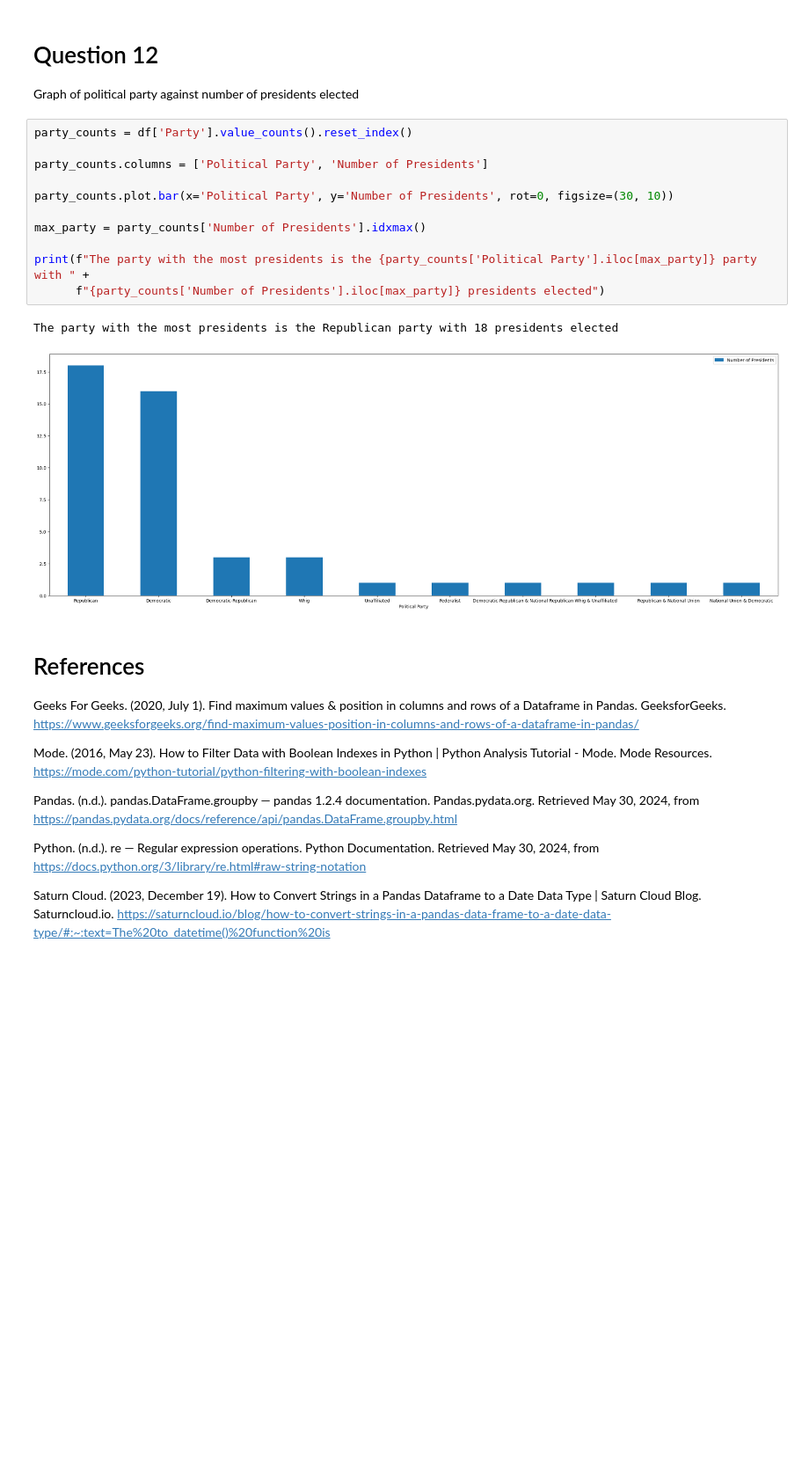
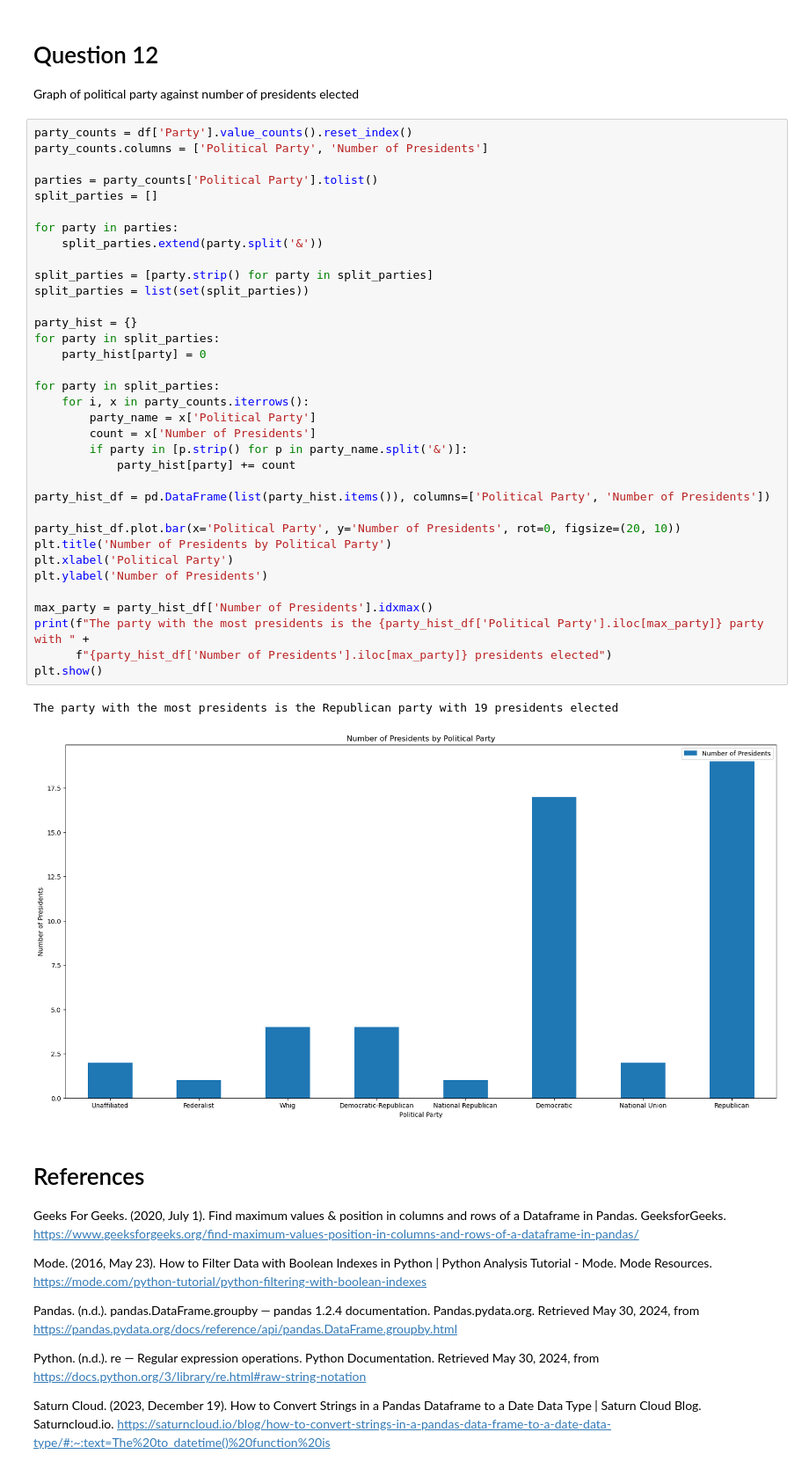
Before and after one commit to kelvin-ahiakpor/Intro-to-AI-, a Jupyter notebook: assignment 1 data prep & analysis - kelvin.ahiakpor.ipynb, the cells around one changed output. Shown: that part at 88% size. Saved outputs shown, nothing was run; the diff lists cells and outputs as text; blank space fills up the shorter version.

```diff
--- a/assignment 1 data prep & analysis - kelvin.ahiakpor.ipynb
+++ b/assignment 1 data prep & analysis - kelvin.ahiakpor.ipynb
@@ -464,20 +464,44 @@ Jimmy Carter is the president who has lived longest after leaving office, he lef
 # %% [markdown]
 # Question 12
 Graph of political party against number of presidents elected
-# %%
-party_counts = df['Party'].value_counts().reset_index()
-
-party_counts.columns = ['Political Party', 'Number of Presidents']
-
-party_counts.plot.bar(x='Political Party', y='Number of Presidents', rot=0, figsize=(30, 10))
-
-max_party = party_counts['Number of Presidents'].idxmax()
-
-print(f"The party with the most presidents is the {party_counts['Political Party'].iloc[max_party]} party with " +
-      f"{party_counts['Number of Presidents'].iloc[max_party]} presidents elected")
-# %% [output]
-The party with the most presidents is the Republican party with 18 presidents elected
-[figure, removed]
+# %%
+party_counts = df['Party'].value_counts().reset_index()
+party_counts.columns = ['Political Party', 'Number of Presidents']
+
+parties = party_counts['Political Party'].tolist()
+split_parties = []
+
+for party in parties:
+    split_parties.extend(party.split('&'))
+
+split_parties = [party.strip() for party in split_parties]
+split_parties = list(set(split_parties))
+
+party_hist = {}
+for party in split_parties:
+    party_hist[party] = 0
+
+for party in split_parties:
+    for i, x in party_counts.iterrows():
+        party_name = x['Political Party']
+        count = x['Number of Presidents']
+        if party in [p.strip() for p in party_name.split('&')]:
+            party_hist[party] += count
+
+party_hist_df = pd.DataFrame(list(party_hist.items()), columns=['Political Party', 'Number of Presidents'])
+
+party_hist_df.plot.bar(x='Political Party', y='Number of Presidents', rot=0, figsize=(20, 10))
+plt.title('Number of Presidents by Political Party')
+plt.xlabel('Political Party')
+plt.ylabel('Number of Presidents')
+
+max_party = party_hist_df['Number of Presidents'].idxmax()
+print(f"The party with the most presidents is the {party_hist_df['Political Party'].iloc[max_party]} party with " +
+      f"{party_hist_df['Number of Presidents'].iloc[max_party]} presidents elected")
+plt.show()
+# %% [output]
+The party with the most presidents is the Republican party with 19 presidents elected
+[figure, added]
 # %% [markdown]
 # References
 
```
Also changed, not shown: parts of 1 cell of this notebook.
